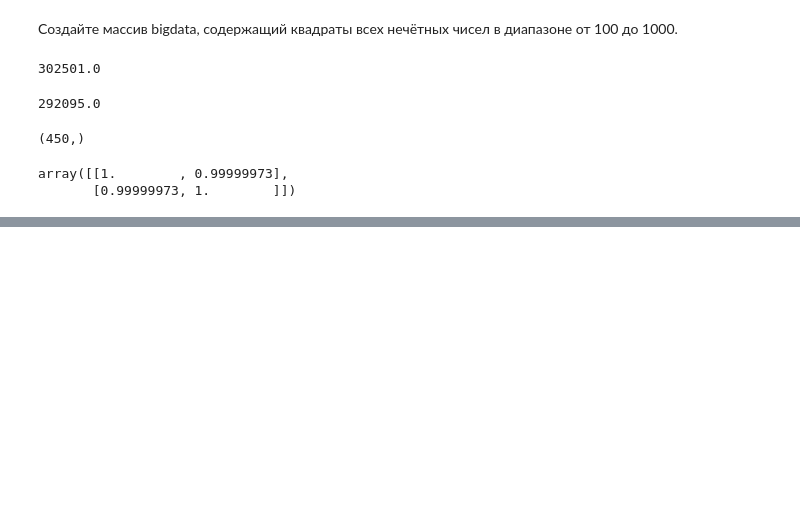
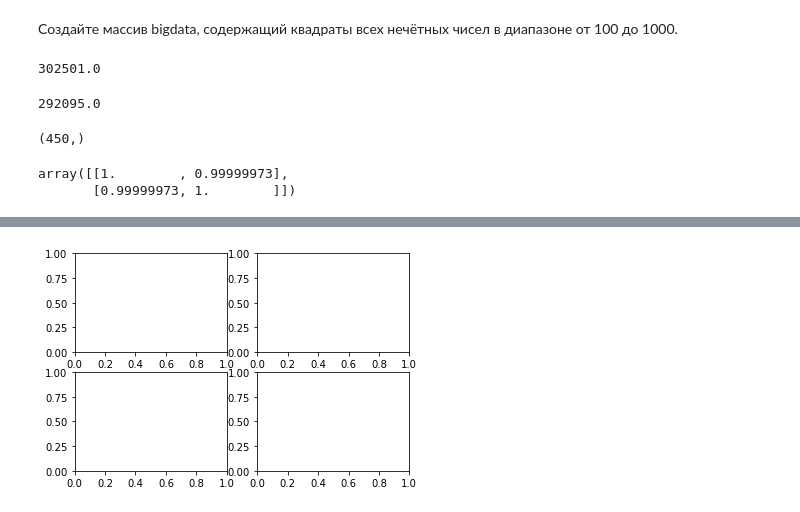
Before and after one commit to tempcat07/numpy, a Jupyter notebook: mynump.ipynb, the cells around one changed output, grey strips where cells are left out. Cells and saved outputs as stored; diff of their text form; code cells hidden in the pictures; blank space fills up the shorter version.

```diff
--- a/mynump.ipynb
+++ b/mynump.ipynb
@@ -779,0 +802,6 @@ array([[1.        , 0.99999973],
+# %%
+#fig = plt.figure() # пустая фигура без осей
+#fig, ax = plt.subplots() # фигура с одиночными осями
+fig, axs = plt.subplots(2, 2) # фигура с сеткой 2x2 осей
+# %% [output]
+[figure, added]
```
Also changed, not shown: parts of 8 cells of this notebook.
